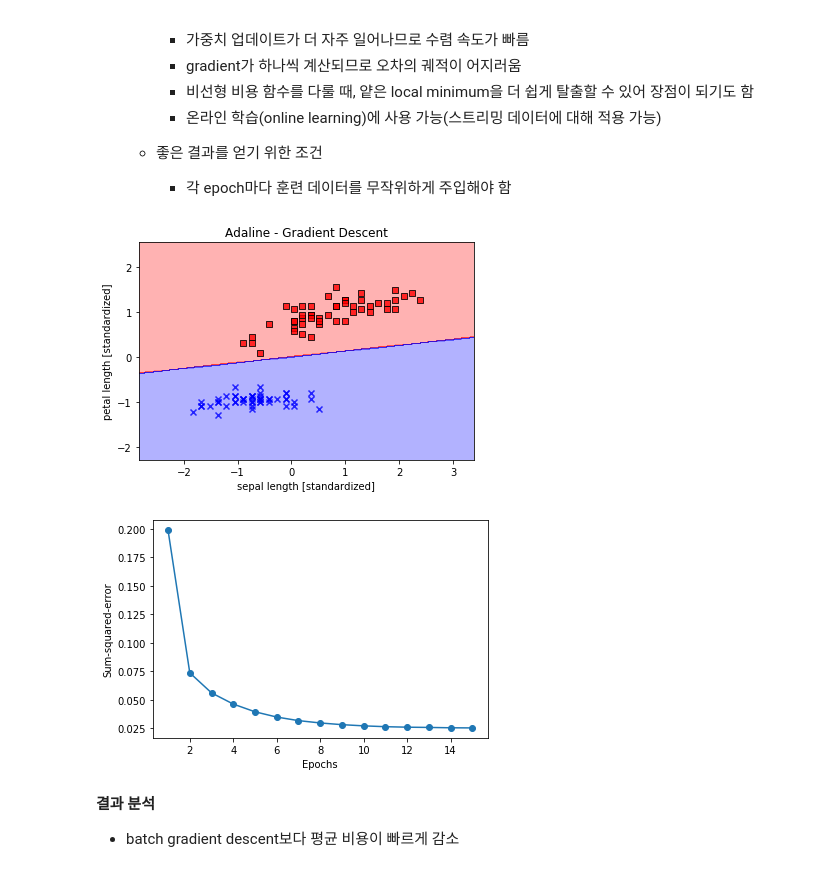
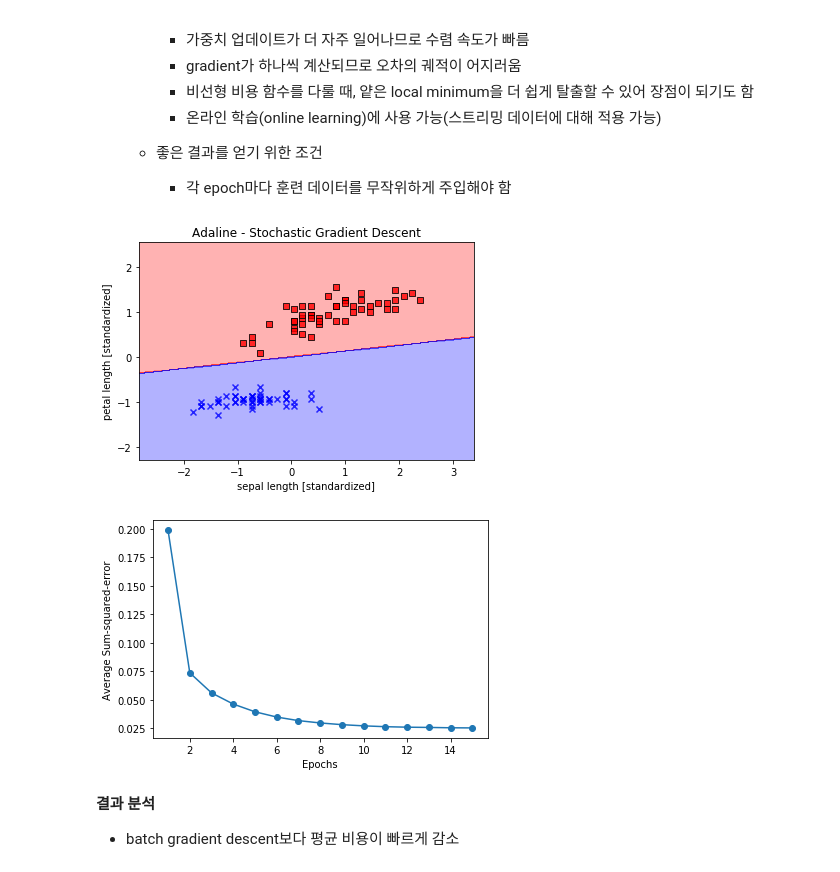
Before and after one commit to DSC-KMOU/DeepLearningTeam, a Jupyter notebook: Study/PythonMachineLearning/이영석/ch2/2_3_adaptive_linear_neuron_and_the_convergence_of_learning.ipynb, the cells around one changed output. Saved outputs shown, nothing was run; the diff lists cells and outputs as text; code cells hidden in the pictures.

```diff
--- a/Study/PythonMachineLearning/이영석/ch2/2_3_adaptive_linear_neuron_and_the_convergence_of_learning.ipynb
+++ b/Study/PythonMachineLearning/이영석/ch2/2_3_adaptive_linear_neuron_and_the_convergence_of_learning.ipynb
@@ -281,7 +281,7 @@ class AdalineSGD:
     def fit(self, X, y):
         self._weight_initialize(X.shape[1])
 
-        self.cost_ = []
+        self.avg_cost_ = []
 
         for i in range(self.epochs):
             X, y = self._shuffle(X, y)
@@ -291,7 +291,7 @@ class AdalineSGD:
                 cost.append(self._update_weight(xi, target))
 
             avg_cost = np.sum(cost) / len(y)
-            self.cost_.append(avg_cost)
+            self.avg_cost_.append(avg_cost)
 
         return self
 
@@ -344,20 +344,20 @@ class AdalineSGD:
 # %%
 ada_sgd = AdalineSGD(epochs=15, eta=0.01)
 ada_sgd.fit(X_std, y)
 
 plot_decision_regions(X_std, y, classifier=ada_sgd)
-plt.title('Adaline - Gradient Descent')
+plt.title('Adaline - Stochastic Gradient Descent')
 plt.xlabel('sepal length [standardized]')
 plt.ylabel('petal length [standardized]')
 plt.show()
 
-plt.plot(range(1, len(ada_sgd.cost_)+1), ada_sgd.cost_, marker='o')
+plt.plot(range(1, len(ada_sgd.avg_cost_)+1), ada_sgd.avg_cost_, marker='o')
 plt.xlabel("Epochs")
-plt.ylabel("Sum-squared-error")
+plt.ylabel("Average Sum-squared-error")
 plt.show()
 # %% [output]
-[figure, old version]
+[figure, new version]
-[figure, old version]
+[figure, new version]
 # %% [markdown]
 **결과 분석**
 - batch gradient descent보다 평균 비용이 빠르게 감소
```
